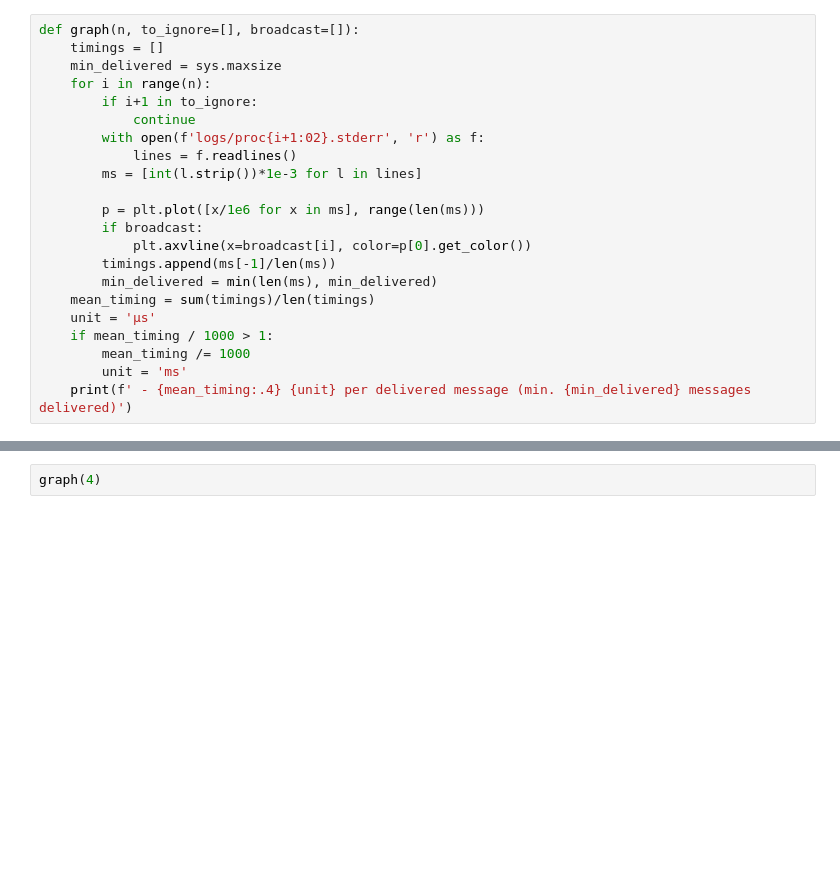
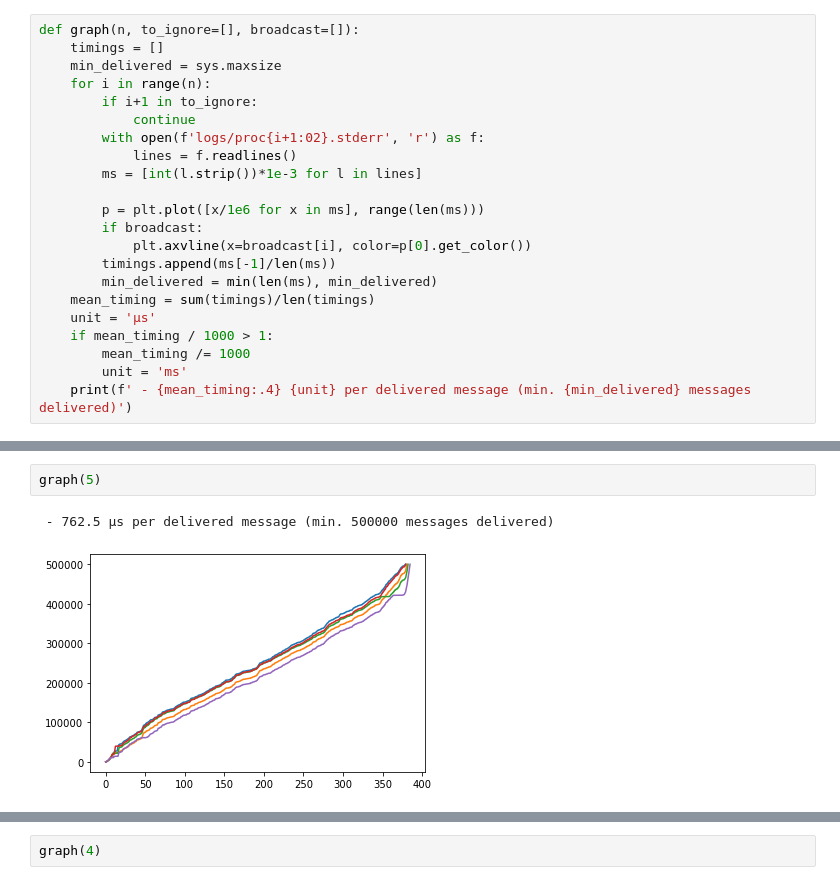
Before and after one commit to robinmamie/distributed-algorithms, a Jupyter notebook: timings.ipynb, the cells around one changed output, grey strips where cells are left out. Drawn from its saved outputs; the diff is of its cells as text; blank space fills up the shorter version.

```diff
--- a/timings.ipynb
+++ b/timings.ipynb
@@ -35,0 +36,5 @@ graph(2)
+# %%
+graph(5)
+# %% [output]
+ - 762.5 µs per delivered message (min. 500000 messages delivered)
+[figure, added]
```
Also changed, not shown: parts of 7 cells of this notebook, 7 other files.
